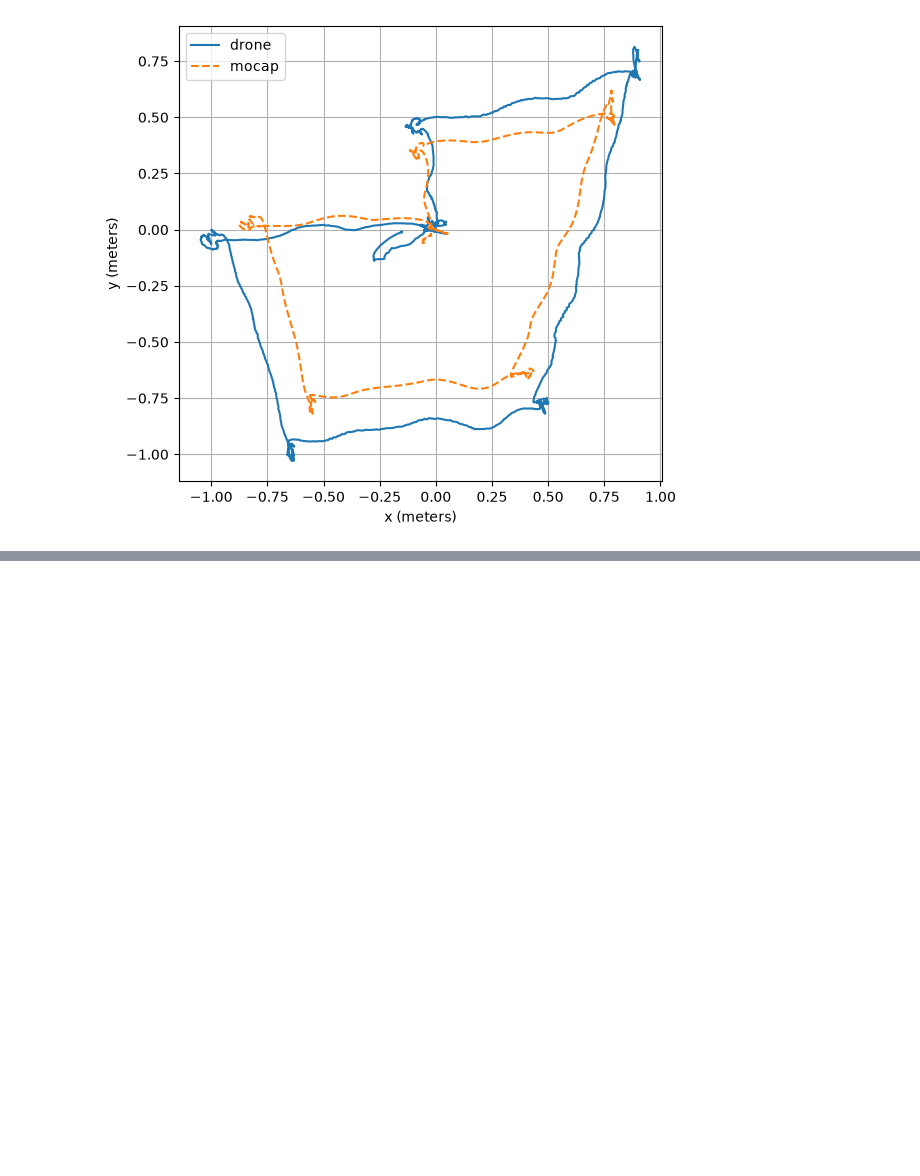
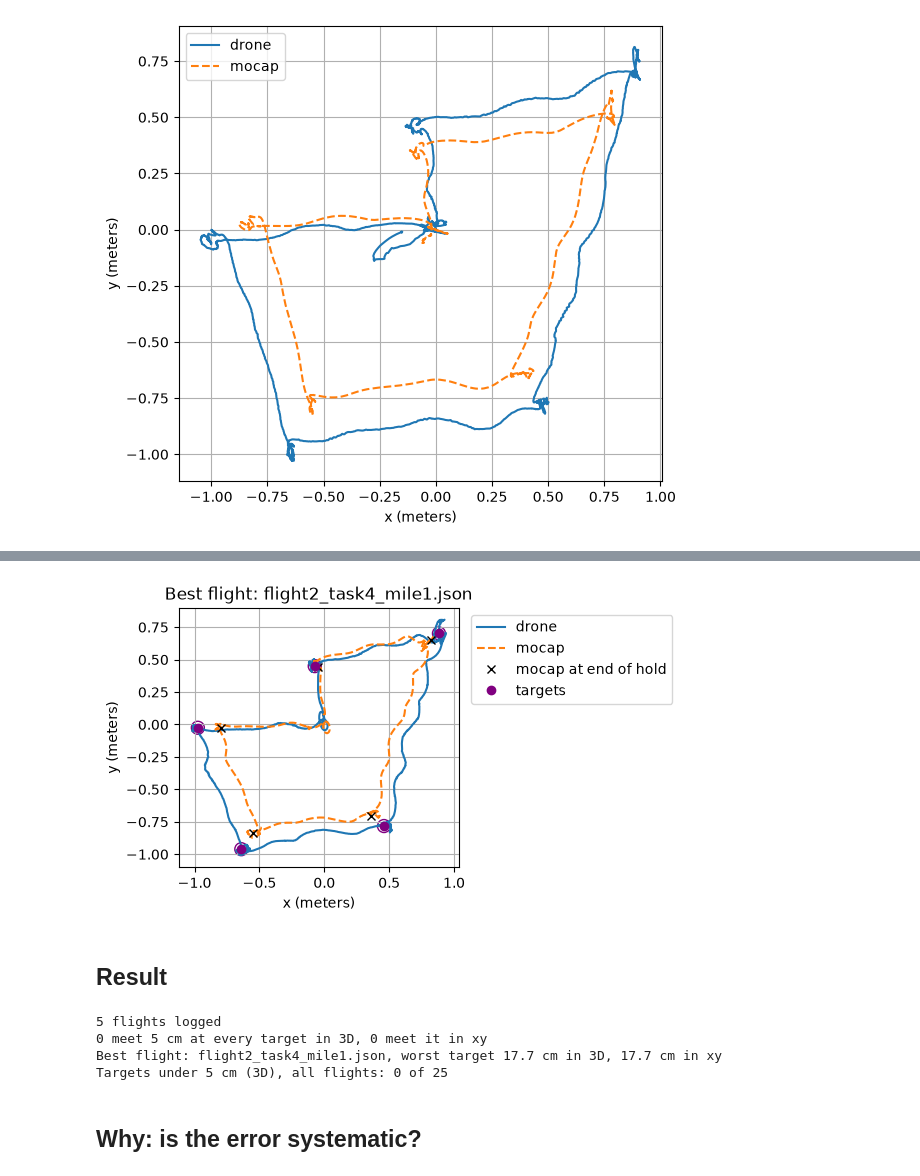
Before and after one commit to dssong2/crazyflie-client, a Jupyter notebook: project/path_optimization.ipynb, the cells around one changed output, grey strips where cells are left out. Cells and saved outputs as stored; diff of their text form; code cells hidden in the pictures; blank space fills up the shorter version.

```diff
--- a/project/path_optimization.ipynb
+++ b/project/path_optimization.ipynb
@@ -516,0 +675,40 @@ ax.grid()
+# %%
+# Best flight: smallest worst-case 3D error
+best = min(results, key=lambda r: r['err_3d'].max())
+
+# Only plot while flying (skip the landing, which is not scored)
+flying = np.flatnonzero(best['p_des'][:, 2] > 0.15)
+flying = slice(flying[0], flying[-1] + 1)
+
+fig, ax = plt.subplots(1, 1, figsize=(6, 6), tight_layout=True)
+ax.plot(best['p_est'][flying, 0], best['p_est'][flying, 1], label='drone')
+ax.plot(best['p_mocap'][flying, 0], best['p_mocap'][flying, 1], '--', label='mocap')
+ax.plot(best['p_mocap'][best['last'], 0], best['p_mocap'][best['last'], 1], 'kx', label='mocap at end of hold')
+ax.plot(*targets[:, :2].T, 'o', color='purple', label='targets')
+for target in targets:
+    ax.add_patch(plt.Circle(target[:2], tol, fill=False, color='purple'))
+ax.set_aspect('equal')
+ax.set_xlabel('x (meters)')
+ax.set_ylabel('y (meters)')
+ax.set_title(f"Best flight: {best['filename']}")
+ax.legend(loc='upper left', bbox_to_anchor=(1.02, 1))
+ax.grid()
+plt.show()
+# %% [output]
+[figure, added]
+# %% [markdown]
+## Result
+# %%
+n_passed = sum(r['passed_3d'] for r in results)
+n_passed_xy = sum(r['passed_xy'] for r in results)
+print(f"{len(results)} flights logged")
+print(f"{n_passed} meet {tol * 100:.0f} cm at every target in 3D, {n_passed_xy} meet it in xy")
+print(f"Best flight: {best['filename']}, worst target {best['err_3d'].max() * 100:.1f} cm in 3D, {best['err_xy'].max() * 100:.1f} cm in xy")
+print(f"Targets under {tol * 100:.0f} cm (3D), all flights: {sum(int(np.sum(r['err_3d'] < tol)) for r in results)} of {len(results) * n}")
+# %% [output]
+5 flights logged
+0 meet 5 cm at every target in 3D, 0 meet it in xy
+Best flight: flight2_task4_mile1.json, worst target 17.7 cm in 3D, 17.7 cm in xy
+Targets under 5 cm (3D), all flights: 0 of 25
+# %% [markdown]
+## Why: is the error systematic?
```
Also changed, not shown: parts of 12 cells of this notebook, 3 other files.
